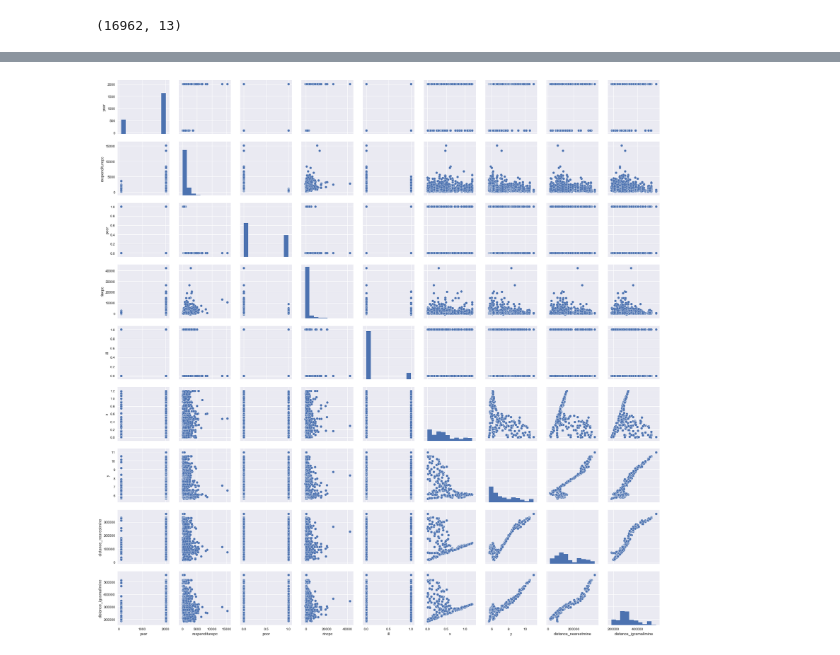
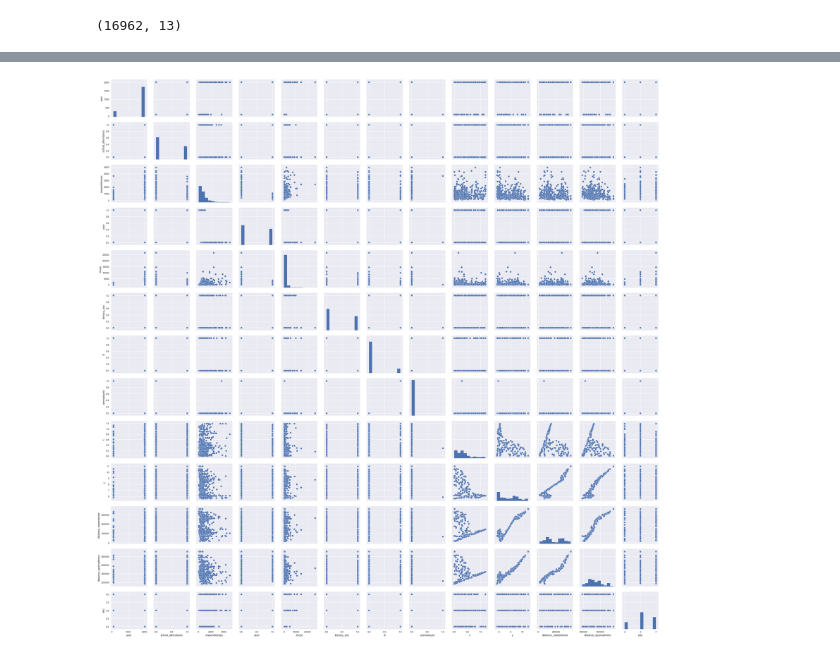
Before and after one commit to oliviak/ghanamines, a Jupyter notebook: Illegal Mines Corr.ipynb, the cells around one changed output, grey strips where cells are left out. Drawn from its saved outputs; the diff is of its cells as text; code cells hidden in the pictures.

Commit message:
scatter plot of young male uneducated

```diff
--- a/Illegal Mines Corr.ipynb
+++ b/Illegal Mines Corr.ipynb
@@ -433,0 +393,8 @@ dtype: bool
+# %%
+# new column EDU for just the education code
+df9['edu'] = df9.educ_attainment.cat.codes
+
+# remove the column educ_attainment
+df9 = df9.drop(['educ_attainment'], axis=1)
+
+df9.head()
@@ -433,0 +408,4 @@ dtype: bool
+# %%
+# Drop all data point of people that have been to MSLC/BECE/VOC, OR Secondary or higher, i.e. code > 1
+df9 = df9[df9['edu'] > 1]
+df9.shape
@@ -433,0 +449,12 @@ dtype: bool
+# %%
+# Clean up literacy and unemployed
+df9.literacy_any.unique()
+df9.unemployed.unique()
+
+# remove nans in literacy
+df9 = df9[df9['literacy_any'] > -0.1]
+
+# remove nans in unemployed
+df9 = df9[df9['unemployed'] > -0.1]
+
+df9.shape
@@ -433,0 +463,7 @@ dtype: bool
+# %%
+# Clean up columns: x, y, ill
+df9 = df9[df9["x"]>0]
+df9 = df9[df9["y"]>0]
+df9 = df9[df9["ill"]>-0.5]
+df9.shape
+df9.isnull().any()
@@ -434,11 +485,11 @@ dtype: bool
 # %%
 # scatterplot
 sns.set()
-cols = list(df10)
-sns.pairplot(df10[cols], size=2.5)
+cols = list(df9)
+sns.pairplot(df9[cols], size=2.5)
 plt.show()
 # %% [output]
-[figure, old version]
+[figure, new version]
 # %%
 from sklearn import datasets, linear_model
 from sklearn.metrics import mean_squared_error, r2_score
```
Also changed, not shown: parts of 19 cells of this notebook.
